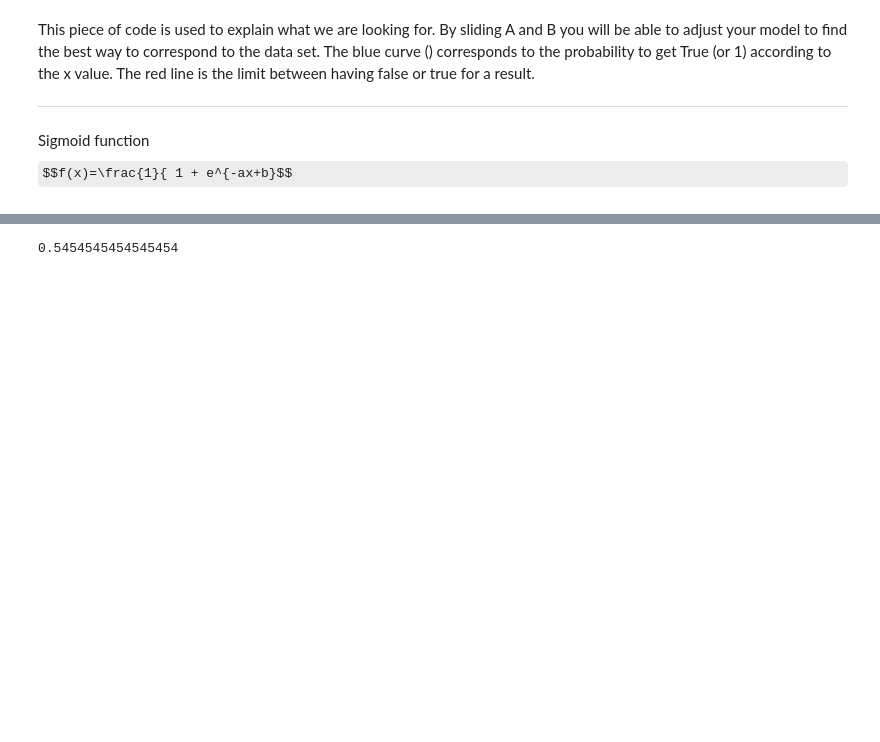
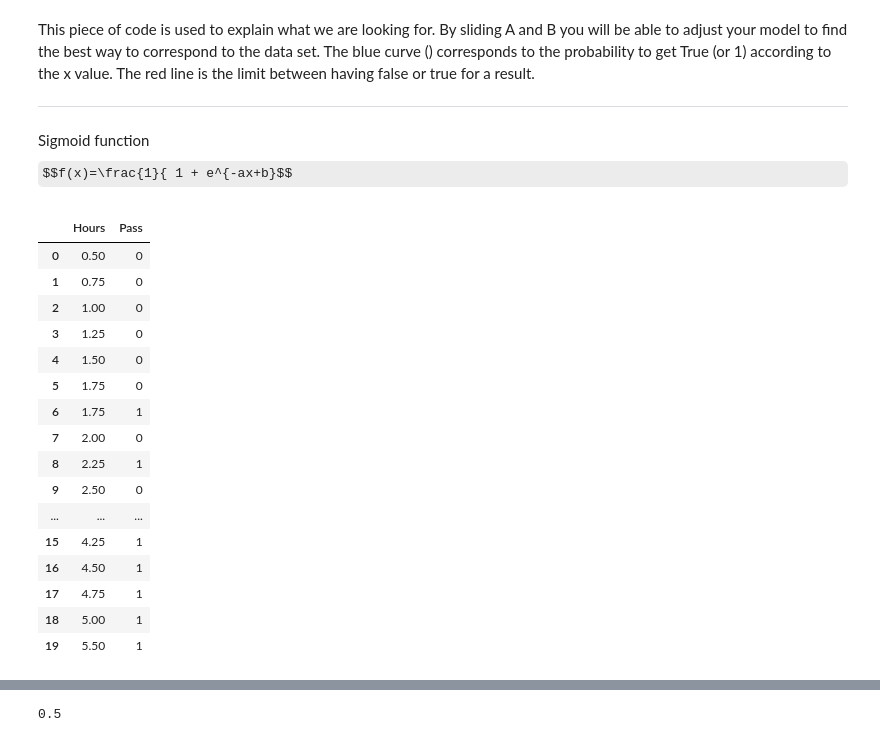
Before and after one commit to farinaleo/ft_dslr, a Jupyter notebook: ft_dslr/regression_tools/understand_goal_logistical.ipynb, the cells around one changed output, grey strips where cells are left out. Saved outputs shown, nothing was run; the diff lists cells and outputs as text; code cells hidden in the pictures; some formulas as TeX source; blank space fills up the shorter version.

```diff
--- a/ft_dslr/regression_tools/understand_goal_logistical.ipynb
+++ b/ft_dslr/regression_tools/understand_goal_logistical.ipynb
@@ -32,7 +25,27 @@ def f2(x_set, a=1, b=0) :
 # %%
-points_false = {'x':[-10, -9, -8.7, -5, 4], 'y':[0, 0, 0, 0, 0]}
-points_true = {'x':[-1, 6, 7, 4.5, 5.6, 4.8], 'y':[1, 1, 1, 1, 1, 1]}
-x = np.linspace(-10, 10, num=500)
+datas = {'Hours':[0.50, 0.75, 1.00, 1.25, 1.50, 1.75, 1.75, 2.00, 2.25, 2.50, 2.75, 3.00, 3.25, 3.50, 4.00, 4.25, 4.50, 4.75, 5.00, 5.50],
+'Pass':[0, 0, 0, 0, 0, 0, 1, 0, 1, 0, 1, 0, 1, 0, 1, 1, 1, 1, 1, 1]}
+datas_f = pd.DataFrame(datas)
+# x = np.linspace(-10, 10, num=500)
+datas_f
+# %% [output]
+|  | Hours | Pass |
+| 0 | 0.50 | 0 |
+| 1 | 0.75 | 0 |
+| 2 | 1.00 | 0 |
+| 3 | 1.25 | 0 |
+| 4 | 1.50 | 0 |
+| 5 | 1.75 | 0 |
+| 6 | 1.75 | 1 |
+| 7 | 2.00 | 0 |
+| 8 | 2.25 | 1 |
+| 9 | 2.50 | 0 |
+| ... | ... | ... |
+| 15 | 4.25 | 1 |
+| 16 | 4.50 | 1 |
+| 17 | 4.75 | 1 |
+| 18 | 5.00 | 1 |
+| 19 | 5.50 | 1 |
 # %%
 line = None
 line2 = None
@@ -74,9 +85,9 @@ interact(update,A = (-10,10,0.1), B = (-10,10,0.1), C = (-10,10,0.1));
 interactive(children=(FloatSlider(value=1.0, description='A', max=10.0, min=-10.0), FloatSlider(value=0.0, des…
 # %%
 # probability to get 1
-p_1 = len(points_true['x']) / (len(points_true['x']) + len(points_false['x']))
+p_1 = len(datas_f[datas_f['Pass'] == 1]) / (len(datas_f[datas_f['Pass'] == 1]) + len(datas_f[datas_f['Pass'] == 0]))
 print(p_1)
 # %% [output]
-0.5454545454545454
+0.5
 # %%
 # probability to get 0
```
Also changed, not shown: parts of 18 cells of this notebook.
